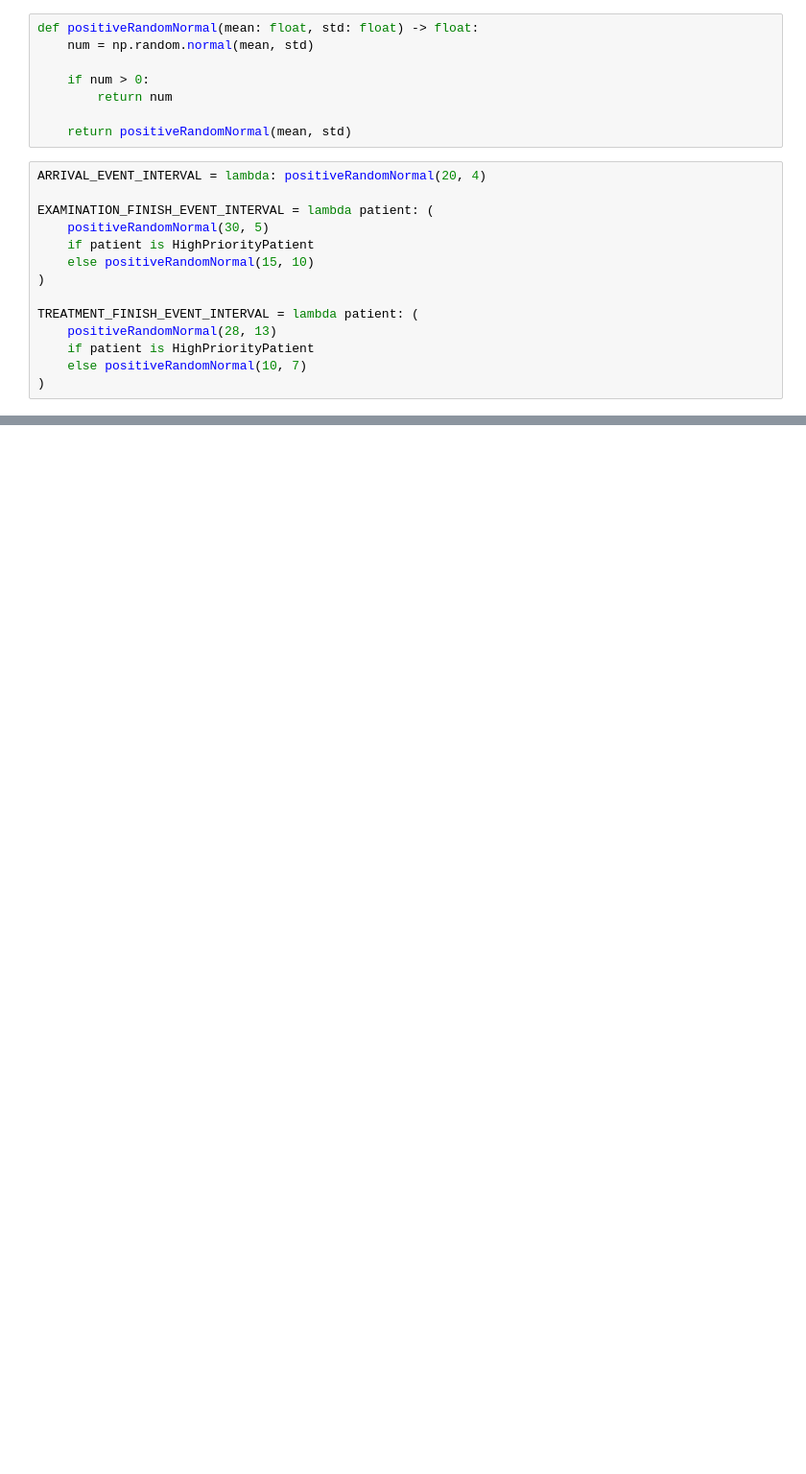
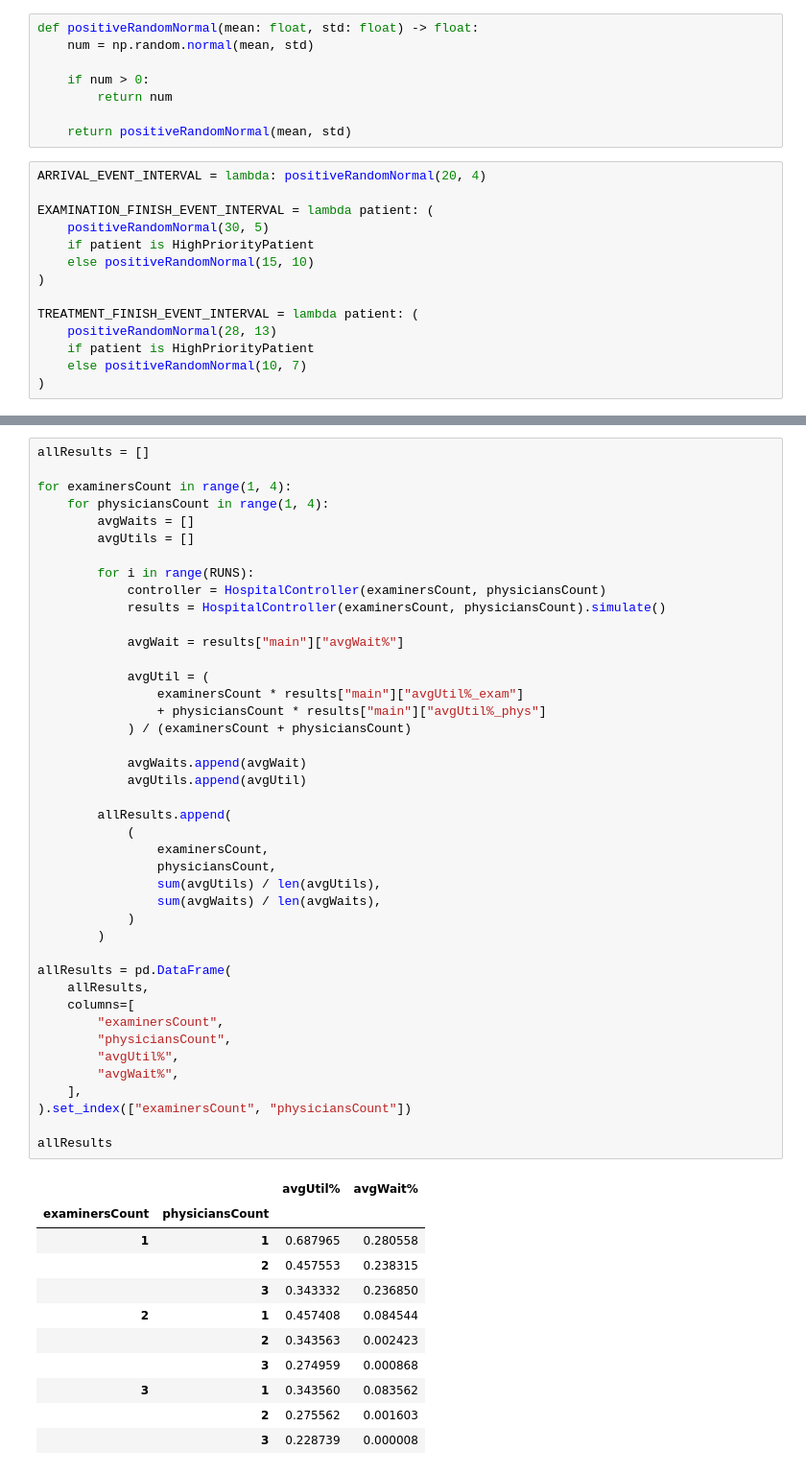
Before and after one commit to Hawmex/aut_principles_of_simulation, a Jupyter notebook: Class Assignments/project.ipynb, the cells around one changed output, grey strips where cells are left out. Shown at 96% size. Cells and saved outputs as stored; diff of their text form; blank space fills up the shorter version.

```diff
--- a/Class Assignments/project.ipynb
+++ b/Class Assignments/project.ipynb
@@ -468,0 +517,54 @@ for split in ["warmup", "main"]:
+# %%
+allResults = []
+
+for examinersCount in range(1, 4):
+    for physiciansCount in range(1, 4):
+        avgWaits = []
+        avgUtils = []
+
+        for i in range(RUNS):
+            controller = HospitalController(examinersCount, physiciansCount)
+            results = HospitalController(examinersCount, physiciansCount).simulate()
+
+            avgWait = results["main"]["avgWait%"]
+
+            avgUtil = (
+                examinersCount * results["main"]["avgUtil%_exam"]
+                + physiciansCount * results["main"]["avgUtil%_phys"]
+            ) / (examinersCount + physiciansCount)
+
+            avgWaits.append(avgWait)
+            avgUtils.append(avgUtil)
+
+        allResults.append(
+            (
+                examinersCount,
+                physiciansCount,
+                sum(avgUtils) / len(avgUtils),
+                sum(avgWaits) / len(avgWaits),
+            )
+        )
+
+allResults = pd.DataFrame(
+    allResults,
+    columns=[
+        "examinersCount",
+        "physiciansCount",
+        "avgUtil%",
+        "avgWait%",
+    ],
+).set_index(["examinersCount", "physiciansCount"])
+
+allResults
+# %% [output]
+|  |  | avgUtil% | avgWait% |
+| examinersCount | physiciansCount |  |  |
+| 1 | 1 | 0.687965 | 0.280558 |
+|  | 2 | 0.457553 | 0.238315 |
+|  | 3 | 0.343332 | 0.236850 |
+| 2 | 1 | 0.457408 | 0.084544 |
+|  | 2 | 0.343563 | 0.002423 |
+|  | 3 | 0.274959 | 0.000868 |
+| 3 | 1 | 0.343560 | 0.083562 |
+|  | 2 | 0.275562 | 0.001603 |
+|  | 3 | 0.228739 | 0.000008 |
```
Also changed, not shown: parts of 19 cells of this notebook.
